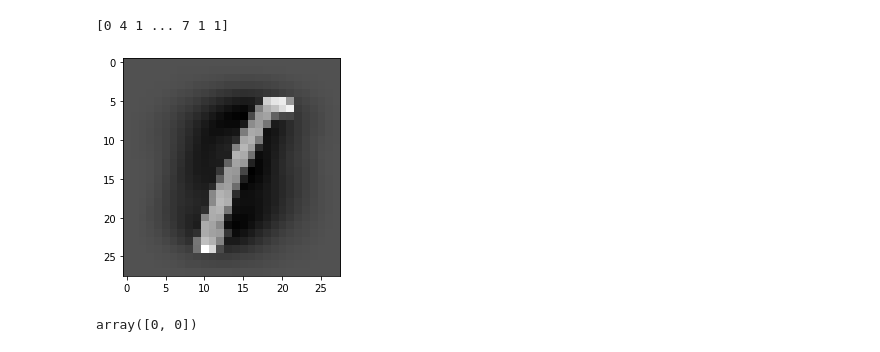
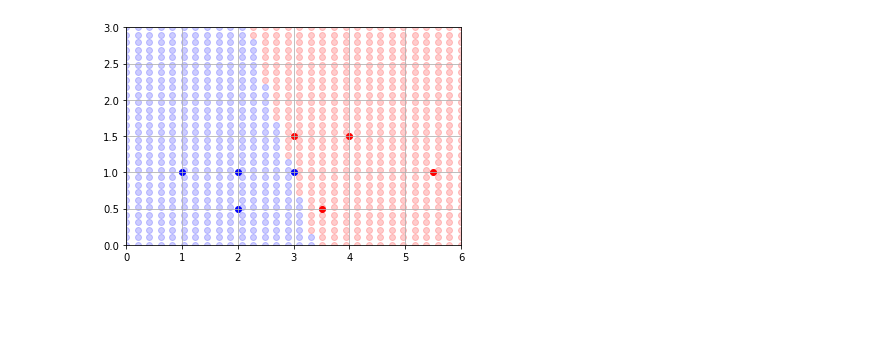
Before and after one commit to MustafaAli789/native-ann, a Jupyter notebook: General-Neural-Network.ipynb, the cells around one changed output. Drawn from its saved outputs; the diff is of its cells as text; code cells hidden in the pictures; blank space fills up the shorter version.

Commit message:
Completed general neural net and trained on xor, flower problem and mnist

```diff
--- a/General-Neural-Network.ipynb
+++ b/General-Neural-Network.ipynb
@@ -51,6 +51,9 @@ class Layer:
     def getNeuronCount(self):
         return self.neurons
 
+    def getWeights(self):
+        return self.W;
+
     def feedForward(self, A_prev):
         #ipdb.set_trace()
         self.A_prev = A_prev
@@ -228,0 +271,4 @@ class NeuralNet:
+# %%
+test = np.array([[1], [0]])
+pred = 1 if Xor_net.predict(test) else 0
+print("The result of the XOR b/w 1 and 0 is:", pred)
@@ -228,0 +277,11 @@ class NeuralNet:
+# %%
+#TRAINING ON FLOWER PROBLEM (petal length and age --> color)
+
+X_train = np.array([[3, 2, 4, 3, 3.5, 2, 5.5, 1],
+                    [1.5, 1, 1.5, 1, 0.5, 0.5, 1, 1]])
+y_train = np.array([1, 0, 1, 0, 1, 0, 1, 0])
+
+Flower_net = NeuralNet('binary_logloss')
+Flower_net.addLayer(1, 'sigmoid')
+costs, weights = Flower_net.fit(X_train, y_train, 10000)
+plt.plot(costs)
@@ -229 +308,27 @@ class NeuralNet:
+# %%
+#Visualizing Flower problem
+
+def vis_data():
+    plt.axis([0, 6, 0 ,3])
+    plt.grid()
+    for i in range(X_train.shape[1]):
+        point  = X_train[:, i]
+        color = 'r'
+        if y_train[i] == 0:
+            color = 'b'
+        plt.scatter(point[0], point[1], c=color)
+
+# check out the networks predictions in the x,y plane
+for x in np.linspace(0, 6, 30):
+    for y in np.linspace(0, 3, 30):
+        test = np.array([[x],[y]])
+        pred = Flower_net.predict(test)
+        c = 'b'
+        if pred > .5:
+            c = 'r'
+        plt.scatter([x],[y],c=c, alpha=.2)
+
+vis_data()
+# %% [output]
+[figure, added]
 # %%
@@ -241,8 +348,6 @@ permutation = random_state.permutation(X.shape[0])
 X = X[permutation]
 y = y[permutation].astype(np.int)
 X = X.reshape((X.shape[0], -1))
-print(y)
-
 
 X_train, X_test, y_train, y_test = train_test_split(
     X, y, train_size=60000, test_size=10000)
@@ -250,13 +355,3 @@ X_train, X_test, y_train, y_test = train_test_split(
 scaler = StandardScaler()
 X_train = scaler.fit_transform(X_train).T
 X_test = scaler.transform(X_test).T
-
-# X_train = X_train.T
-# X_test = X_test.T
-
-plt.gray()
-plt.imshow(X_test[:, 50].reshape(28, 28))
-plt.show()
-# %% [output]
-[0 4 1 ... 7 1 1]
-[figure, removed]
@@ -271,9 +358,3 @@ def test(target):
-# %%
-a = np.array([[0, 1, 0, 0], [0, 0, 0, 1]]).reshape(4, 2)
-b = test(a)
-b
-# %% [output]
-array([0, 0])
 # %%
 mnist_net = NeuralNet('multi_logloss')
 mnist_net.addLayer(64, 'reLu')
```
Also changed, not shown: parts of 11 cells of this notebook.
